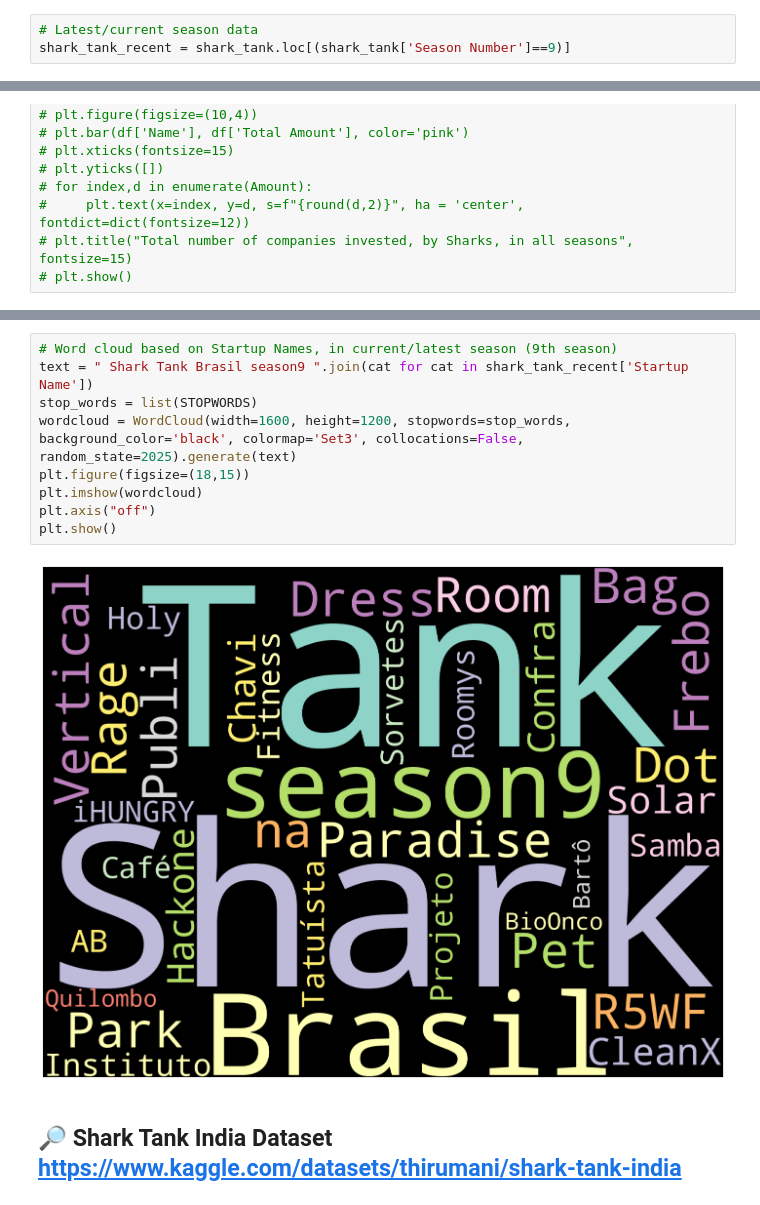
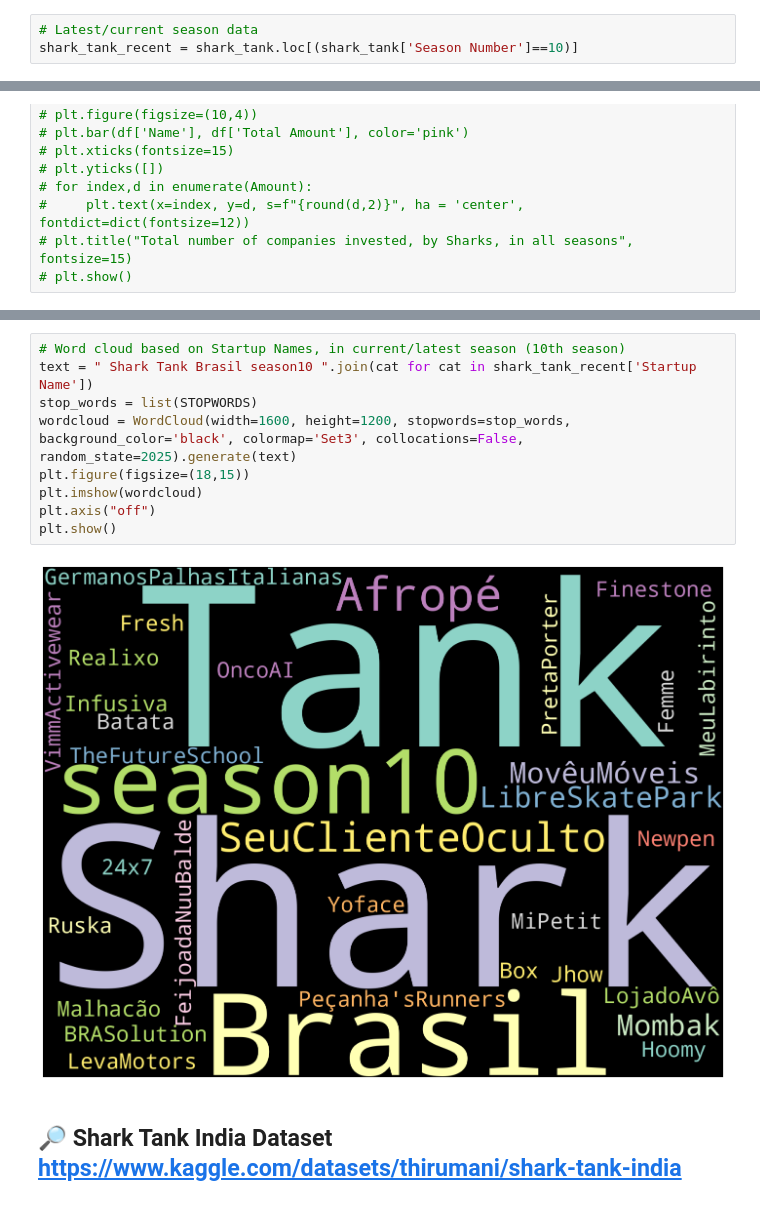
Before and after one commit to satya-thirumani/Shark-Tank-Brasil, a Jupyter notebook: Shark Tank Brasil Data Analysis.ipynb, the cells around one changed output, grey strips where cells are left out. Saved outputs shown, nothing was run; the diff lists cells and outputs as text.

Commit message:
Kaggle Notebook Shark Tank Brasil DataAnalysis

```diff
--- a/Shark Tank Brasil Data Analysis.ipynb
+++ b/Shark Tank Brasil Data Analysis.ipynb
@@ -161,7 +162,7 @@ Number of unique values in Number of Sharks in Deal - 4
 Number of unique values in Invested Shark Names - 22
 # %%
 # Latest/current season data
-shark_tank_recent = shark_tank.loc[(shark_tank['Season Number']==9)]
+shark_tank_recent = shark_tank.loc[(shark_tank['Season Number']==10)]
 # %%
 # Data set information
 print(shark_tank['Season Number'].max(), "total seasons in Brazilian SharkTank\n")
@@ -471,14 +481,14 @@ plt.show()
 # %%
-# Word cloud based on Startup Names, in current/latest season (9th season)
-text = " Shark Tank Brasil season9 ".join(cat for cat in shark_tank_recent['Startup Name'])
+# Word cloud based on Startup Names, in current/latest season (10th season)
+text = " Shark Tank Brasil season10 ".join(cat for cat in shark_tank_recent['Startup Name'])
 stop_words = list(STOPWORDS)
 wordcloud = WordCloud(width=1600, height=1200, stopwords=stop_words, background_color='black', colormap='Set3', collocations=False, random_state=2025).generate(text)
 plt.figure(figsize=(18,15))
 plt.imshow(wordcloud)
 plt.axis("off")
 plt.show()
 # %% [output]
-[figure, old version]
+[figure, new version]
 # %% [markdown]
 ## 🔎 Shark Tank India Dataset https://www.kaggle.com/datasets/thirumani/shark-tank-india
 # %%
```
Also changed, not shown: parts of 36 cells of this notebook.
